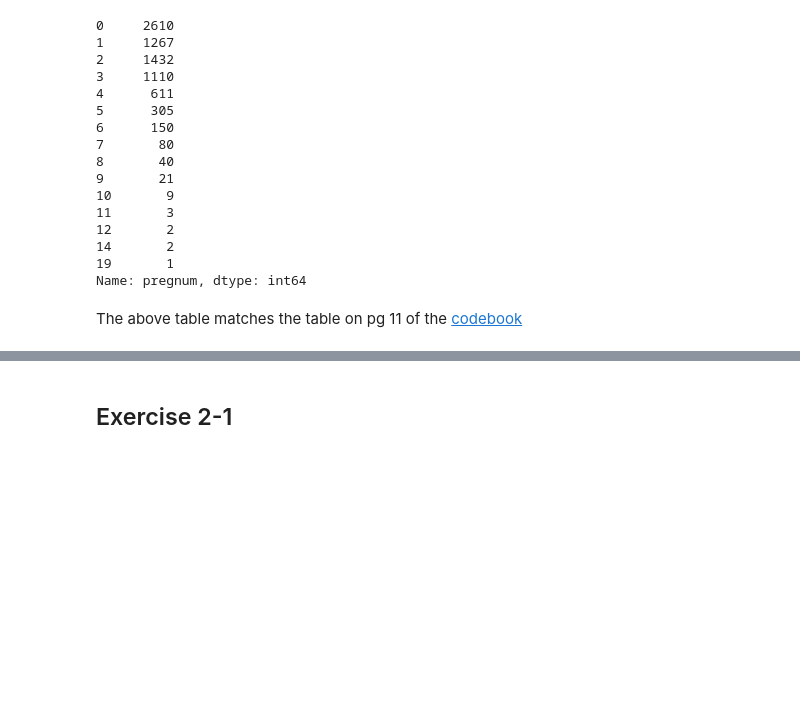
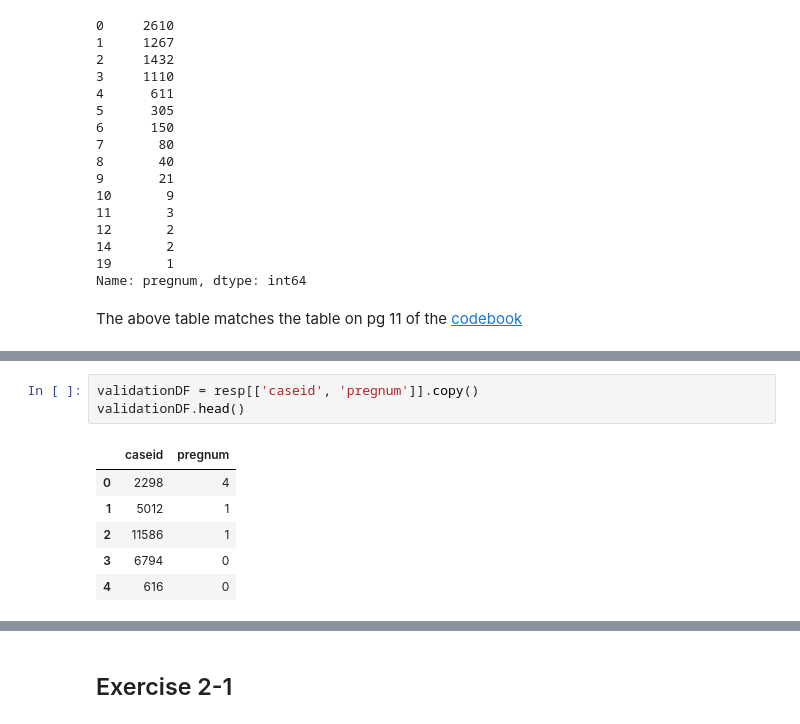
Before and after one commit to mhoehler22/ThinkStats2, a Jupyter notebook: code/HoehlerDSC530Week3.ipynb, the cells around one changed output, grey strips where cells are left out. Drawn from its saved outputs; the diff is of its cells as text; blank space fills up the shorter version.

```diff
--- a/code/HoehlerDSC530Week3.ipynb
+++ b/code/HoehlerDSC530Week3.ipynb
@@ -225,0 +246,10 @@ Chapter 2 is straight forward because you have already gone through the process
+# %%
+validationDF = resp[['caseid', 'pregnum']].copy()
+validationDF.head()
+# %% [output]
+|  | caseid | pregnum |
+| 0 | 2298 | 4 |
+| 1 | 5012 | 1 |
+| 2 | 11586 | 1 |
+| 3 | 6794 | 0 |
+| 4 | 616 | 0 |
```
Also changed, not shown: parts of 22 cells of this notebook.
